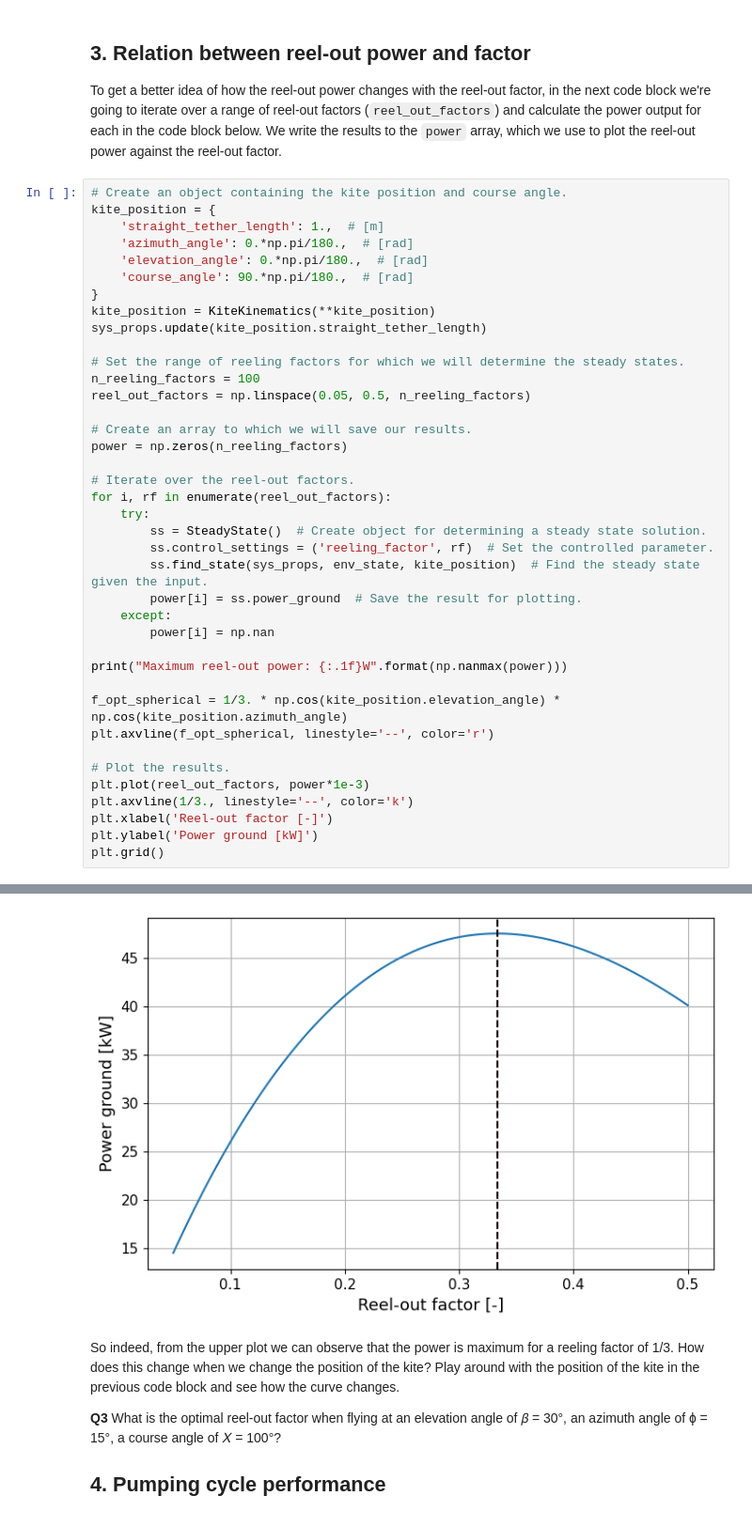
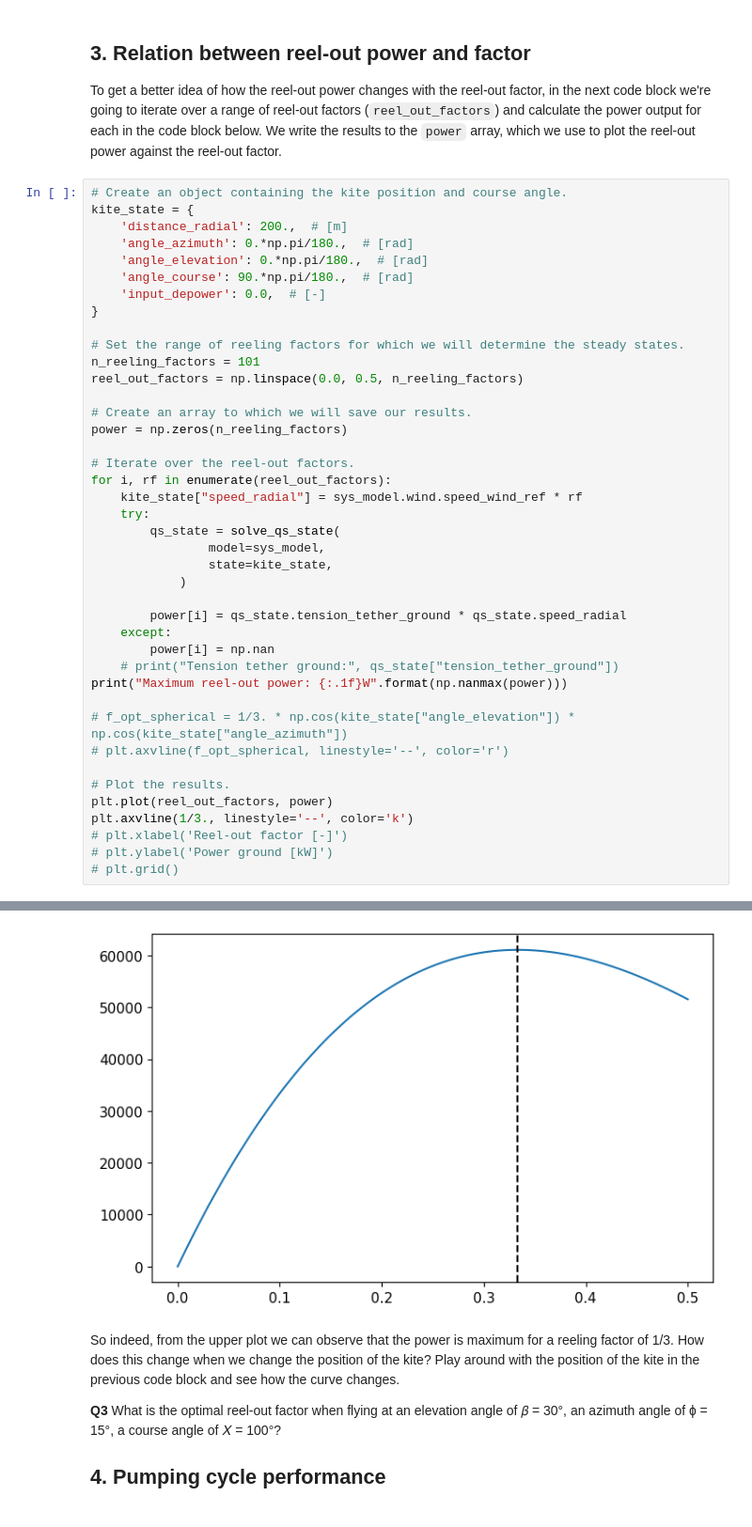
Before and after one commit to awecourse/workshop, a Jupyter notebook: awe_workshop.ipynb, the cells around one changed output, grey strips where cells are left out. Shown: that part at 94% size. Drawn from its saved outputs; the diff is of its cells as text.

```diff
--- a/awe_workshop.ipynb
+++ b/awe_workshop.ipynb
@@ -113,41 +129,43 @@ interactive(children=(FloatSlider(value=0.22999999999999998, continuous_update=F
 To get a better idea of how the reel-out power changes with the reel-out factor, in the next code block we're going to iterate over a range of reel-out factors (`reel_out_factors`) and calculate the power output for each in the code block below. We write the results to the `power` array, which we use to plot the reel-out power against the reel-out factor.
 # %%
 # Create an object containing the kite position and course angle.
-kite_position = {
-    'straight_tether_length': 1.,  # [m]
-    'azimuth_angle': 0.*np.pi/180.,  # [rad]
-    'elevation_angle': 0.*np.pi/180.,  # [rad]
-    'course_angle': 90.*np.pi/180.,  # [rad]
+kite_state = {
+    'distance_radial': 200.,  # [m]
+    'angle_azimuth': 0.*np.pi/180.,  # [rad]
+    'angle_elevation': 0.*np.pi/180.,  # [rad]
+    'angle_course': 90.*np.pi/180.,  # [rad]
+    'input_depower': 0.0,  # [-]
 }
-kite_position = KiteKinematics(**kite_position)
-sys_props.update(kite_position.straight_tether_length)
 
 # Set the range of reeling factors for which we will determine the steady states.
-n_reeling_factors = 100
-reel_out_factors = np.linspace(0.05, 0.5, n_reeling_factors)
+n_reeling_factors = 101
+reel_out_factors = np.linspace(0.0, 0.5, n_reeling_factors)
 
 # Create an array to which we will save our results.
 power = np.zeros(n_reeling_factors)
 
 # Iterate over the reel-out factors.
 for i, rf in enumerate(reel_out_factors):
+    kite_state["speed_radial"] = sys_model.wind.speed_wind_ref * rf
     try:
-        ss = SteadyState()  # Create object for determining a steady state solution.
-        ss.control_settings = ('reeling_factor', rf)  # Set the controlled parameter.
-        ss.find_state(sys_props, env_state, kite_position)  # Find the steady state given the input.
-        power[i] = ss.power_ground  # Save the result for plotting.
+        qs_state = solve_qs_state(
+                model=sys_model,
+                state=kite_state,
+            )
+
+        power[i] = qs_state.tension_tether_ground * qs_state.speed_radial
     except:
         power[i] = np.nan
-
+    # print("Tension tether ground:", qs_state["tension_tether_ground"])
 print("Maximum reel-out power: {:.1f}W".format(np.nanmax(power)))
 
-f_opt_spherical = 1/3. * np.cos(kite_position.elevation_angle) * np.cos(kite_position.azimuth_angle)
-plt.axvline(f_opt_spherical, linestyle='--', color='r')
+# f_opt_spherical = 1/3. * np.cos(kite_state["angle_elevation"]) * np.cos(kite_state["angle_azimuth"])
+# plt.axvline(f_opt_spherical, linestyle='--', color='r')
 
 # Plot the results.
-plt.plot(reel_out_factors, power*1e-3)
+plt.plot(reel_out_factors, power)
 plt.axvline(1/3., linestyle='--', color='k')
-plt.xlabel('Reel-out factor [-]')
-plt.ylabel('Power ground [kW]')
-plt.grid()
+# plt.xlabel('Reel-out factor [-]')
+# plt.ylabel('Power ground [kW]')
+# plt.grid()
 # %% [output]
@@ -155,4 +174,4 @@ Maximum reel-out power: 47517.4W
-[figure, old version]
+[figure, new version]
 # %% [markdown]
 So indeed, from the upper plot we can observe that the power is maximum for a reeling factor of 1/3. How does this change when we change the position of the kite? Play around with the position of the kite in the previous code block and see how the curve changes.
 
```
Also changed, not shown: parts of 15 cells of this notebook, 9 other files.
